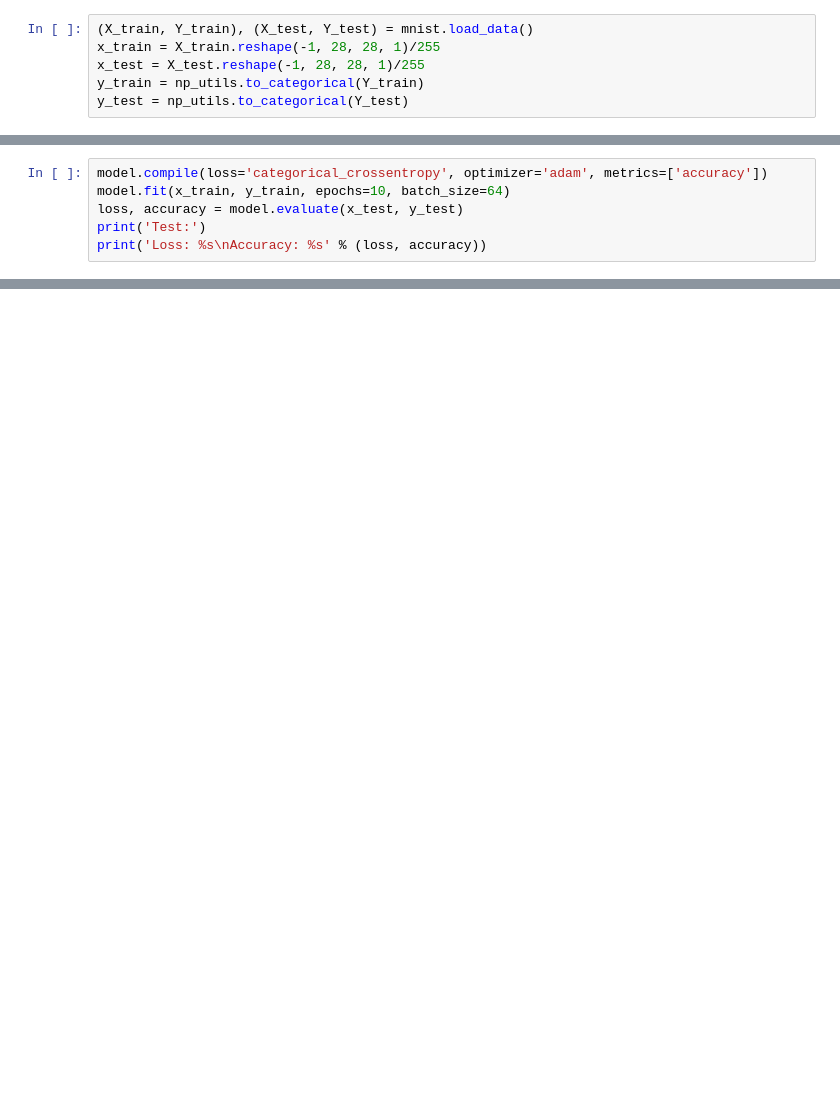
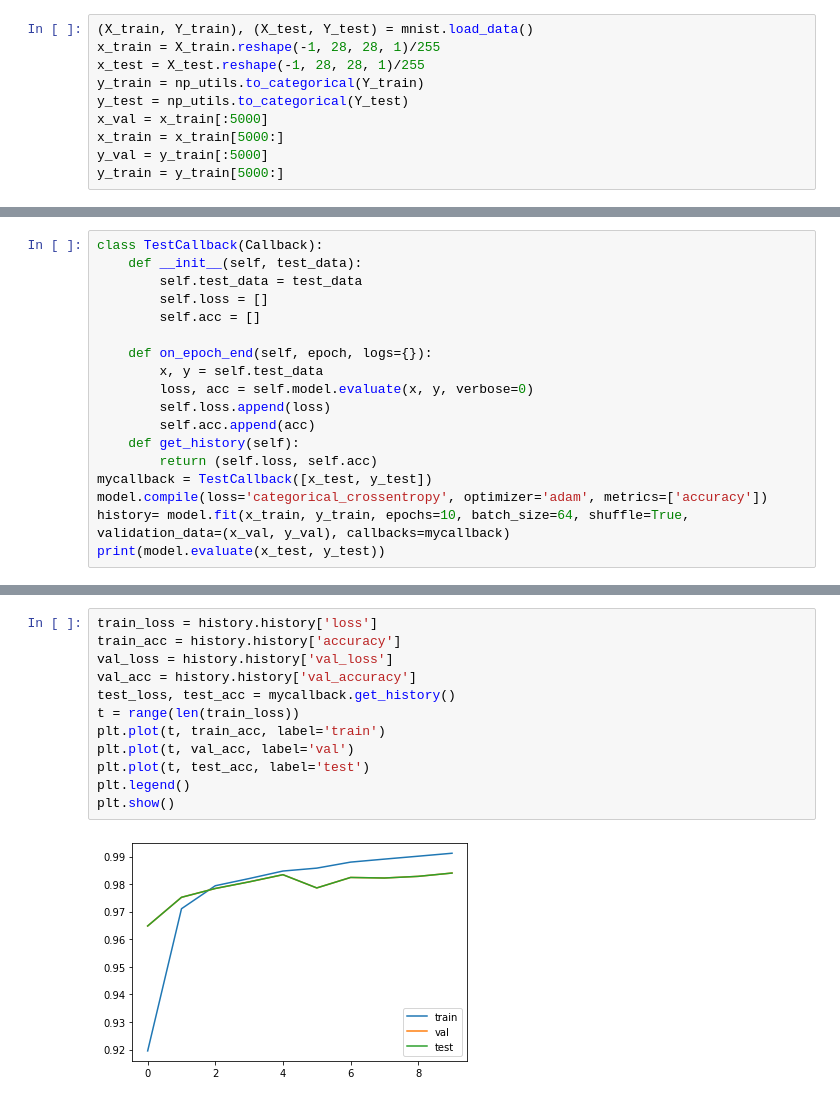
Before and after one commit to lovemachune/DeepLearning, a Jupyter notebook: Hw2/Hw2.ipynb, the cells around one changed output, grey strips where cells are left out. Drawn from its saved outputs; the diff is of its cells as text; blank space fills up the shorter version.

```diff
--- a/Hw2/Hw2.ipynb
+++ b/Hw2/Hw2.ipynb
@@ -21,3 +14,7 @@ x_train = X_train.reshape(-1, 28, 28, 1)/255
 x_test = X_test.reshape(-1, 28, 28, 1)/255
 y_train = np_utils.to_categorical(Y_train)
 y_test = np_utils.to_categorical(Y_test)
+x_val = x_train[:5000]
+x_train = x_train[5000:]
+y_val = y_train[:5000]
+y_train = y_train[5000:]
@@ -61,8 +44,2 @@ Trainable params: 403,242
 Non-trainable params: 0
 _________________________________________________________________
-# %%
-model.compile(loss='categorical_crossentropy', optimizer='adam', metrics=['accuracy'])
-model.fit(x_train, y_train, epochs=10, batch_size=64)
-loss, accuracy = model.evaluate(x_test, y_test)
-print('Test:')
-print('Loss: %s\nAccuracy: %s' % (loss, accuracy))
@@ -91,0 +46,18 @@ model.evaluate(x_test,y_test)
+# %%
+class TestCallback(Callback):
+    def __init__(self, test_data):
+        self.test_data = test_data
+        self.loss = []
+        self.acc = []
+
+    def on_epoch_end(self, epoch, logs={}):
+        x, y = self.test_data
+        loss, acc = self.model.evaluate(x, y, verbose=0)
+        self.loss.append(loss)
+        self.acc.append(acc)
+    def get_history(self):
+        return (self.loss, self.acc)
+mycallback = TestCallback([x_test, y_test])
+model.compile(loss='categorical_crossentropy', optimizer='adam', metrics=['accuracy'])
+history= model.fit(x_train, y_train, epochs=10, batch_size=64, shuffle=True, validation_data=(x_val, y_val), callbacks=mycallback)
+print(model.evaluate(x_test, y_test))
@@ -91,0 +82,14 @@ model.evaluate(x_test,y_test)
+# %%
+train_loss = history.history['loss']
+train_acc = history.history['accuracy']
+val_loss = history.history['val_loss']
+val_acc = history.history['val_accuracy']
+test_loss, test_acc = mycallback.get_history()
+t = range(len(train_loss))
+plt.plot(t, train_acc, label='train')
+plt.plot(t, val_acc, label='val')
+plt.plot(t, test_acc, label='test')
+plt.legend()
+plt.show()
+# %% [output]
+[figure, added]
```
Also changed, not shown: parts of 10 cells of this notebook, 4 other files.
